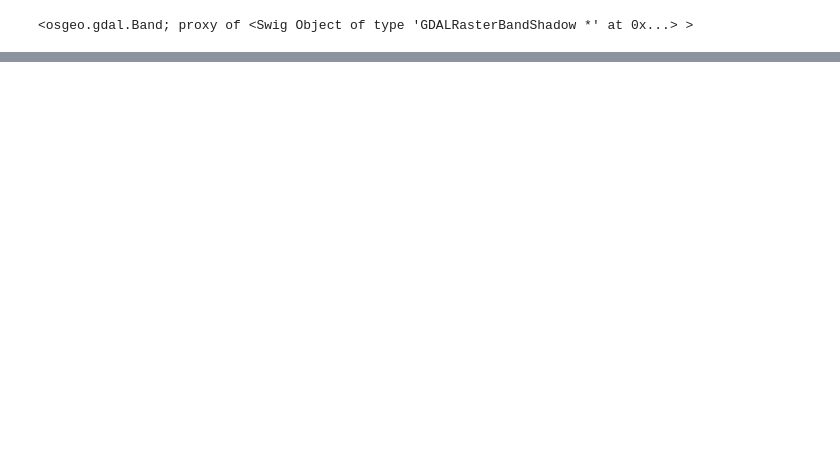
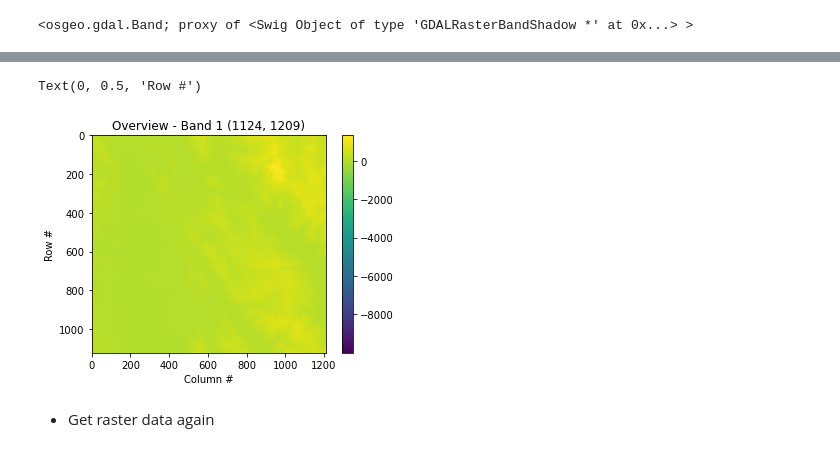
Before and after one commit to fxdawnn/VeggieWildfire, a Jupyter notebook: gdal_lcp.ipynb, the cells around one changed output, grey strips where cells are left out. Drawn from its saved outputs; the diff is of its cells as text; code cells hidden in the pictures; blank space fills up the shorter version.

```diff
--- a/gdal_lcp.ipynb
+++ b/gdal_lcp.ipynb
@@ -141,0 +336,12 @@ myarray[0][0] = 0
+# %%
+import matplotlib.pyplot as plt
+myarray = np.array(ds.GetRasterBand(1).ReadAsArray())
+myarray
+plt.imshow(myarray)
+plt.colorbar()
+plt.title('Overview - Band 1 {}'.format(myarray.shape))
+plt.xlabel('Column #')
+plt.ylabel('Row #')
+# %% [output]
+Text(0, 0.5, 'Row #')
+[figure, added]
@@ -141,0 +350,2 @@ myarray[0][0] = 0
+# %% [markdown]
+- Get raster data again
```
Also changed, not shown: parts of 98 cells of this notebook, 2 other files.
